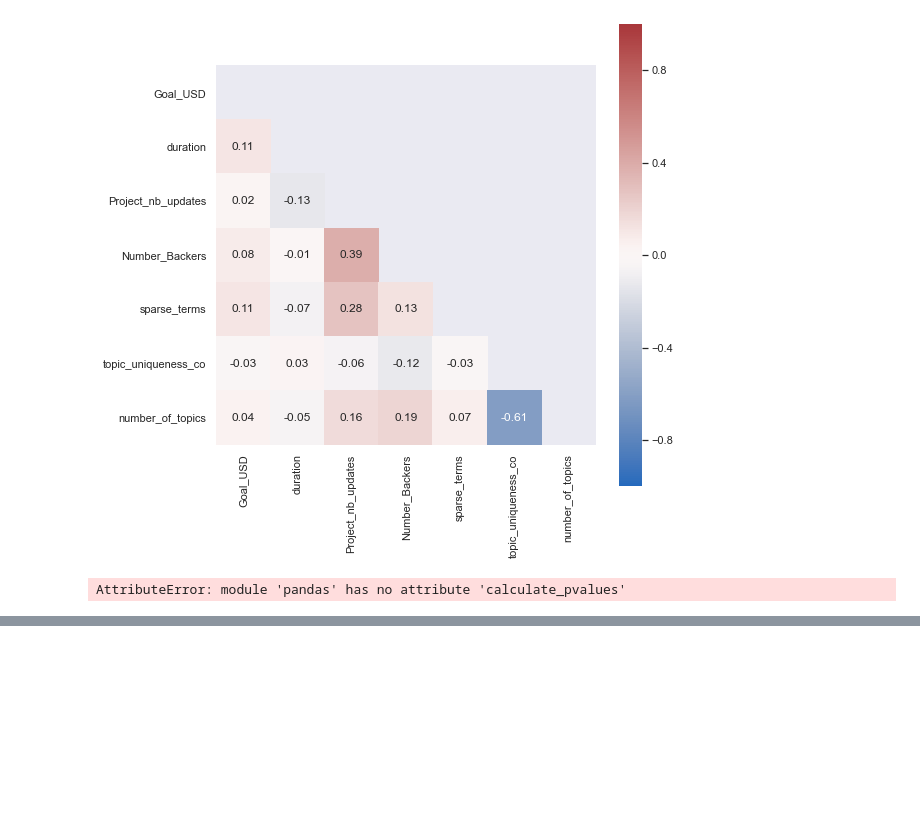
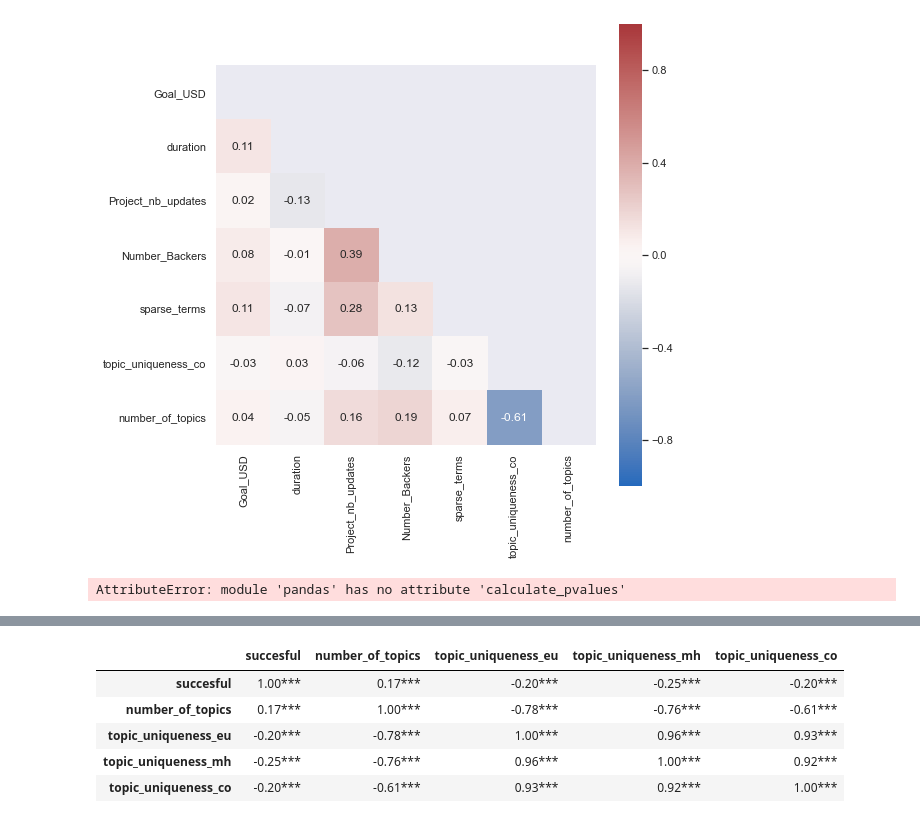
Before and after one commit to RodgervanderHeijden/SBM_Kickstarter, a Jupyter notebook: 4 - regressions.ipynb, the cells around one changed output, grey strips where cells are left out. Saved outputs shown, nothing was run; the diff lists cells and outputs as text; code cells hidden in the pictures; blank space fills up the shorter version.

```diff
--- a/4 - regressions.ipynb
+++ b/4 - regressions.ipynb
@@ -866,3 +866,36 @@ correlation_matrix(df[predictor_set+['succesful']],columns)
 | sparse_terms | 0.13*** | 0.11** | -0.07 | 0.28*** | 0.13*** | 1.00*** | -0.03 | ... |
 | topic_uniqueness_co | -0.20*** | -0.03 | 0.03 | -0.06 | -0.12** | -0.03 | 1.00*** | ... |
 | number_of_topics | 0.17*** | 0.04 | -0.05 | 0.16*** | 0.19*** | 0.07 | -0.61*** | ... |
+# %%
+def calculate_pvalues(df):
+    df = df.select_dtypes(include=['number'])
+    pairs = pd.MultiIndex.from_product([df.columns, df.columns])
+    pvalues = [pearsonr(df[a], df[b])[1] for a, b in pairs]
+    pvalues = pd.Series(pvalues, index=pairs).unstack().round(4)
+    return pvalues
+
+# code adapted from https://stackoverflow.com/questions/25571882/pandas-columns-correlation-with-statistical-significance/49040342
+def correlation_matrix(df,columns):
+    rho = df[columns].corr()
+    pval = calculate_pvalues(df[columns])
+    # create three masks
+    r0 = rho.applymap(lambda x: '{:.2f}'.format(x))
+    r1 = rho.applymap(lambda x: '{:.2f}*'.format(x))
+    r2 = rho.applymap(lambda x: '{:.2f}**'.format(x))
+    r3 = rho.applymap(lambda x: '{:.2f}***'.format(x))
+    # apply marks
+    rho = rho.mask(pval>0.01,r0)
+    rho = rho.mask(pval<=0.1,r1)
+    rho = rho.mask(pval<=0.05,r2)
+    rho = rho.mask(pval<=0.01,r3)
+    return rho
+
+columns = ['succesful', 'number_of_topics', 'topic_uniqueness_eu', 'topic_uniqueness_mh', 'topic_uniqueness_co']
+correlation_matrix(df[columns],columns)
+# %% [output]
+|  | succesful | number_of_topics | topic_uniqueness_eu | topic_uniqueness_mh | topic_uniqueness_co |
+| succesful | 1.00*** | 0.17*** | -0.20*** | -0.25*** | -0.20*** |
+| number_of_topics | 0.17*** | 1.00*** | -0.78*** | -0.76*** | -0.61*** |
+| topic_uniqueness_eu | -0.20*** | -0.78*** | 1.00*** | 0.96*** | 0.93*** |
+| topic_uniqueness_mh | -0.25*** | -0.76*** | 0.96*** | 1.00*** | 0.92*** |
+| topic_uniqueness_co | -0.20*** | -0.61*** | 0.93*** | 0.92*** | 1.00*** |
```
